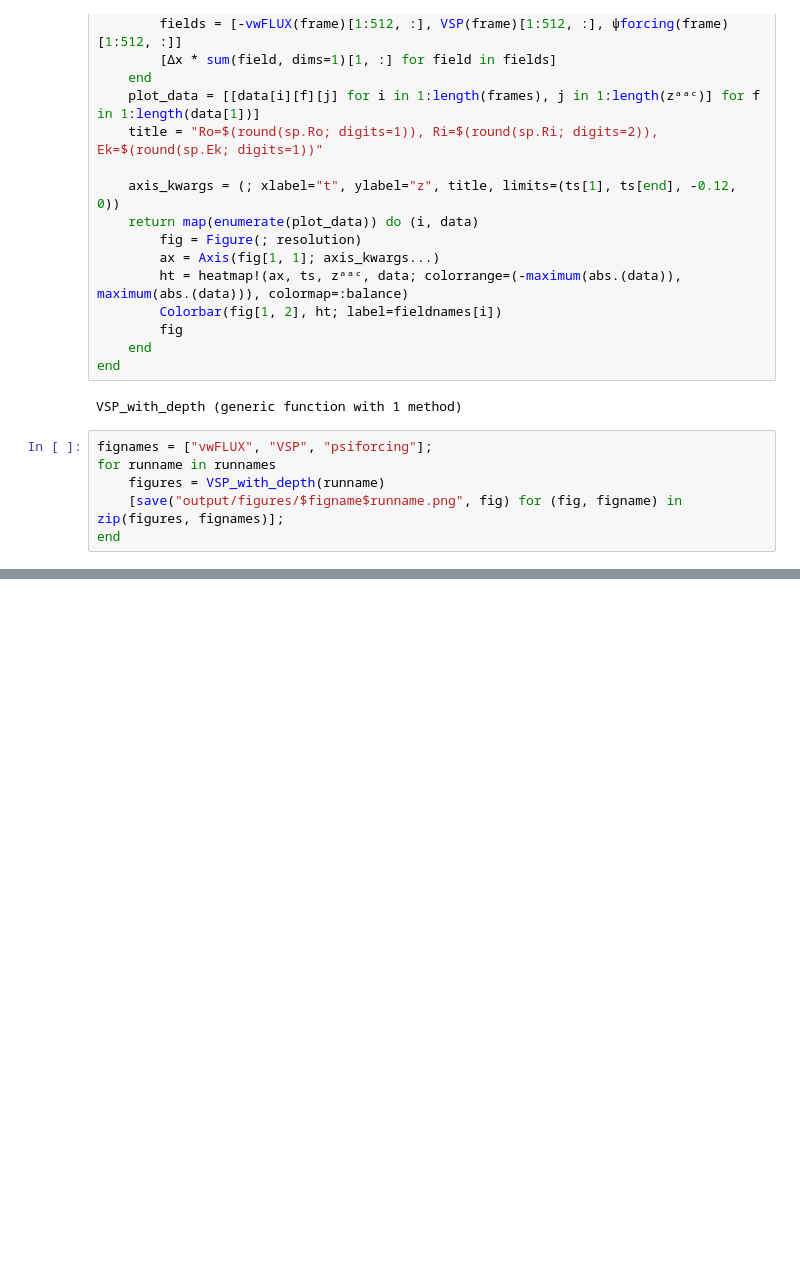
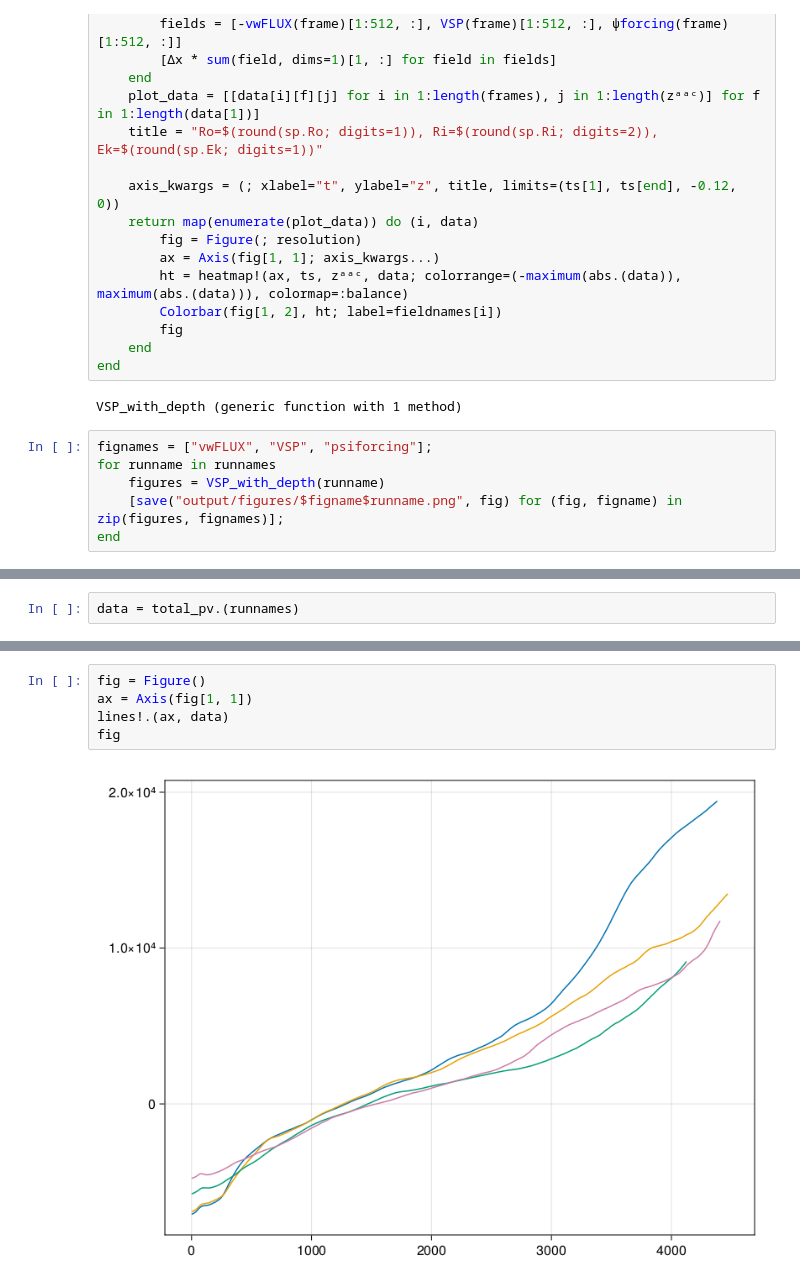
Before and after one commit to erin-atkinson/filament-instability, a Jupyter notebook: ExtractVSP.ipynb, the cells around one changed output, grey strips where cells are left out. Saved outputs shown, nothing was run; the diff lists cells and outputs as text; blank space fills up the shorter version.

```diff
--- a/ExtractVSP.ipynb
+++ b/ExtractVSP.ipynb
@@ -80,0 +279,2 @@ figures[3]
+# %%
+data = total_pv.(runnames)
@@ -80,0 +287,7 @@ figures[3]
+# %%
+fig = Figure()
+ax = Axis(fig[1, 1])
+lines!.(ax, data)
+fig
+# %% [output]
+[figure, added]
```
Also changed, not shown: parts of 12 cells of this notebook, 2 other files.
